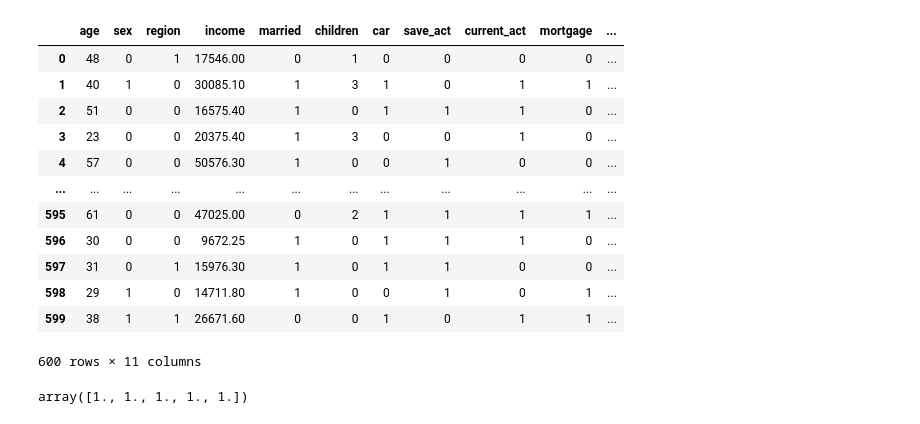
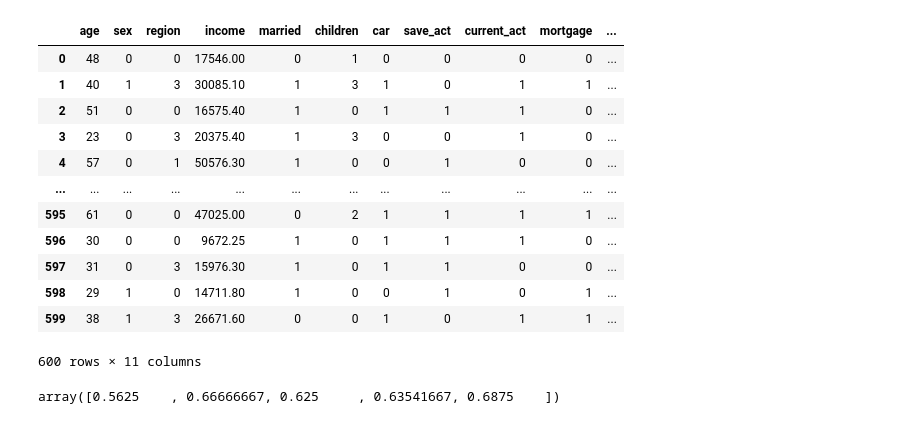
Before and after one commit to christopher192/usm-project, a Jupyter notebook: week-5-lab-bayesian-exercise.ipynb, the cells around one changed output. Drawn from its saved outputs; the diff is of its cells as text; code cells hidden in the pictures.

```diff
--- a/week-5-lab-bayesian-exercise.ipynb
+++ b/week-5-lab-bayesian-exercise.ipynb
@@ -10,33 +10,32 @@ df = pd.read_csv('data/bankdata.csv')
 # %%
 from sklearn import preprocessing
 
 le = preprocessing.LabelEncoder()
 
 df['sex'] = le.fit_transform(df['sex'])
 df['married'] = le.fit_transform(df['married'])
 df['car'] = le.fit_transform(df['car'])
 df['save_act'] = le.fit_transform(df['save_act'])
 df['current_act'] = le.fit_transform(df['current_act'])
 df['mortgage'] = le.fit_transform(df['mortgage'])
 df['pep'] = le.fit_transform(df['pep'])
-df['region'] = le.fit_transform(df['pep'])
+df['region'] = le.fit_transform(df['region'])
 
 df = df.drop(columns = ['id'])
-
 df
 # %% [output]
 |  | age | sex | region | income | married | children | car | save_act | current_act | mortgage | ... |
-| 0 | 48 | 0 | 1 | 17546.00 | 0 | 1 | 0 | 0 | 0 | 0 | ... |
-| 1 | 40 | 1 | 0 | 30085.10 | 1 | 3 | 1 | 0 | 1 | 1 | ... |
+| 0 | 48 | 0 | 0 | 17546.00 | 0 | 1 | 0 | 0 | 0 | 0 | ... |
+| 1 | 40 | 1 | 3 | 30085.10 | 1 | 3 | 1 | 0 | 1 | 1 | ... |
 | 2 | 51 | 0 | 0 | 16575.40 | 1 | 0 | 1 | 1 | 1 | 0 | ... |
-| 3 | 23 | 0 | 0 | 20375.40 | 1 | 3 | 0 | 0 | 1 | 0 | ... |
-| 4 | 57 | 0 | 0 | 50576.30 | 1 | 0 | 0 | 1 | 0 | 0 | ... |
+| 3 | 23 | 0 | 3 | 20375.40 | 1 | 3 | 0 | 0 | 1 | 0 | ... |
+| 4 | 57 | 0 | 1 | 50576.30 | 1 | 0 | 0 | 1 | 0 | 0 | ... |
 | ... | ... | ... | ... | ... | ... | ... | ... | ... | ... | ... | ... |
 | 595 | 61 | 0 | 0 | 47025.00 | 0 | 2 | 1 | 1 | 1 | 1 | ... |
 | 596 | 30 | 0 | 0 | 9672.25 | 1 | 0 | 1 | 1 | 1 | 0 | ... |
-| 597 | 31 | 0 | 1 | 15976.30 | 1 | 0 | 1 | 1 | 0 | 0 | ... |
+| 597 | 31 | 0 | 3 | 15976.30 | 1 | 0 | 1 | 1 | 0 | 0 | ... |
 | 598 | 29 | 1 | 0 | 14711.80 | 1 | 0 | 0 | 1 | 0 | 1 | ... |
-| 599 | 38 | 1 | 1 | 26671.60 | 0 | 0 | 1 | 0 | 1 | 1 | ... |
+| 599 | 38 | 1 | 3 | 26671.60 | 0 | 0 | 1 | 0 | 1 | 1 | ... |
 600 rows × 11 columns
 # %%
 # sns.heatmap(df.corr(numeric_only = True), annot = True)
@@ -75,7 +77,7 @@ scores = cross_val_score(gnb, x_train, y_train, cv = 5, scoring = 'accuracy')
 # Display the array containing accuracy from 10 folds or iterations
 scores
 # %% [output]
-array([1., 1., 1., 1., 1.])
+array([0.5625    , 0.66666667, 0.625     , 0.63541667, 0.6875    ])
 # %%
 # Print the mean accuracy score
 print('Accuracy =', scores.mean())
```
Also changed, not shown: parts of 41 cells of this notebook, 2 other files.
